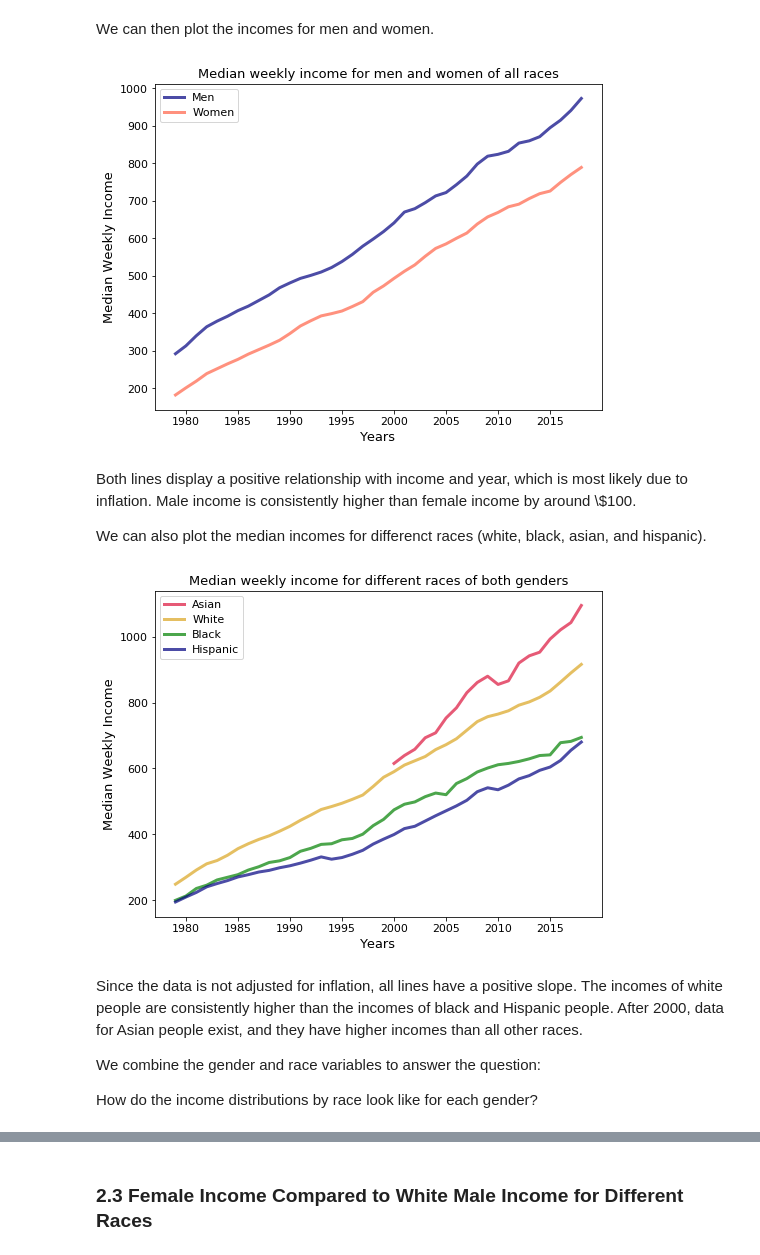
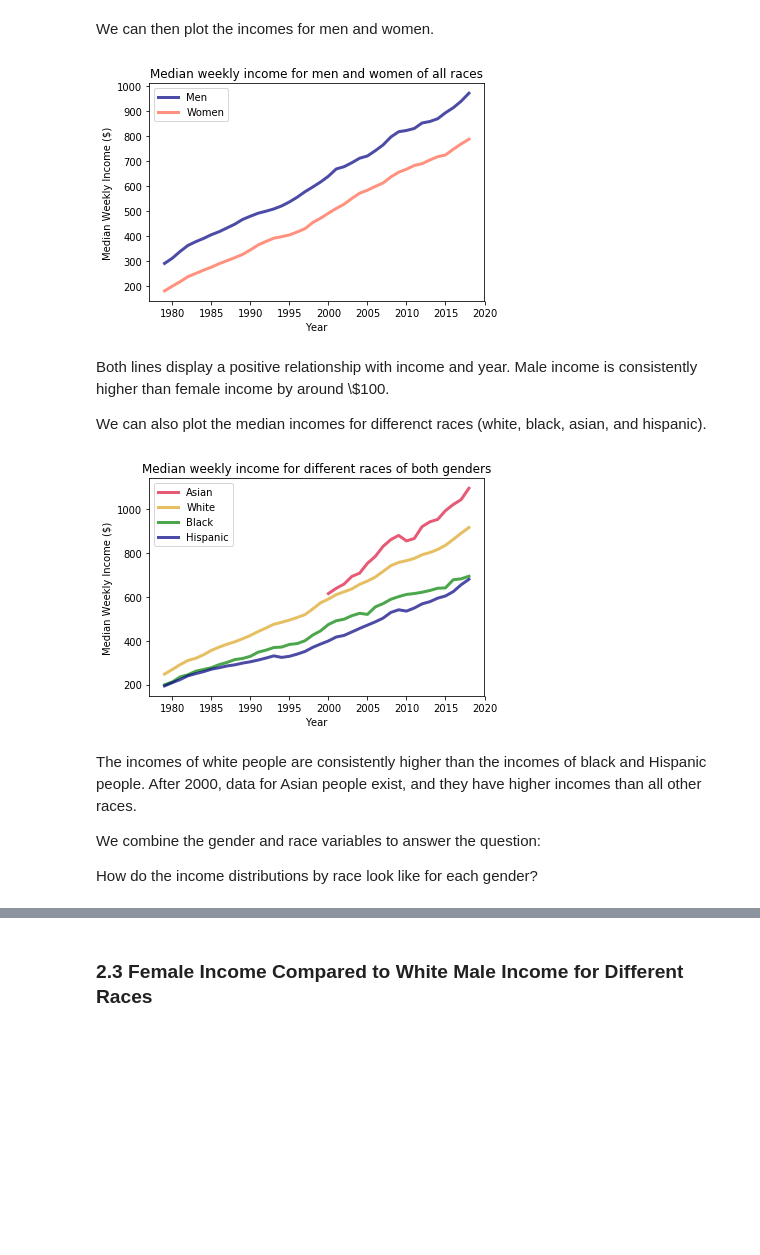
Before and after one commit to coverney/ThinkStats2, a Jupyter notebook: project2/project2.ipynb, the cells around one changed output, grey strips where cells are left out. Drawn from its saved outputs; the diff is of its cells as text; code cells hidden in the pictures; blank space fills up the shorter version.

```diff
--- a/project2/project2.ipynb
+++ b/project2/project2.ipynb
@@ -123,27 +96,26 @@ array([1979, 1980, 1981, 1982, 1983, 1984, 1985, 1986, 1987, 1988, 1989,
 # %% [markdown]
 We can then plot the incomes for men and women.
 # %%
-fig, ax = plt.subplots(figsize=(8,6))
+fig, ax = plt.subplots()
 
 male_income = df_race_raw.loc['Men'].values.astype(float)
 thinkplot.plot(years, male_income, label='Men', color='navy')
 
 female_income = df_race_raw.loc['Women'].values.astype(float)
 thinkplot.plot(years, female_income, label='Women', color='tomato')
 
 # Decorate the plot
-thinkplot.Config(xlabel='Years',
-                 ylabel='Median Weekly Income',
+thinkplot.Config(xlabel='Year',
+                 ylabel='Median Weekly Income ($)',
                  title='Median weekly income for men and women of all races')
-thinkplot.set_font_size(13, 13, 11, 11)
 # %% [output]
-[figure, old version]
+[figure, new version]
 # %% [markdown]
-Both lines display a positive relationship with income and year, which is most likely due to inflation. Male income is consistently higher than female income by around \\$100.
+Both lines display a positive relationship with income and year. Male income is consistently higher than female income by around \\$100.
 
 We can also plot the median incomes for differenct races (white, black, asian, and hispanic).
 # %%
-fig, ax = plt.subplots(figsize=(8,6))
+fig, ax = plt.subplots()
 
 races = ['Asian', 'White', 'Black', 'Hispanic']
 for race in races:
@@ -151,14 +123,13 @@ for race in races:
     thinkplot.plot(years, income, label=race, color=paygap.GetColor())
 
 # Decorate the plot
-thinkplot.Config(xlabel='Years',
-                 ylabel='Median Weekly Income',
+thinkplot.Config(xlabel='Year',
+                 ylabel='Median Weekly Income ($)',
                  title='Median weekly income for different races of both genders')
-thinkplot.set_font_size(13, 13, 11, 11)
 # %% [output]
-[figure, old version]
+[figure, new version]
 # %% [markdown]
-Since the data is not adjusted for inflation, all lines have a positive slope. The incomes of white people are consistently higher than the incomes of black and Hispanic people. After 2000, data for Asian people exist, and they have higher incomes than all other races.
+The incomes of white people are consistently higher than the incomes of black and Hispanic people. After 2000, data for Asian people exist, and they have higher incomes than all other races.
 
 We combine the gender and race variables to answer the question:
 
```
Also changed, not shown: parts of 86 cells of this notebook, 2 other files.
